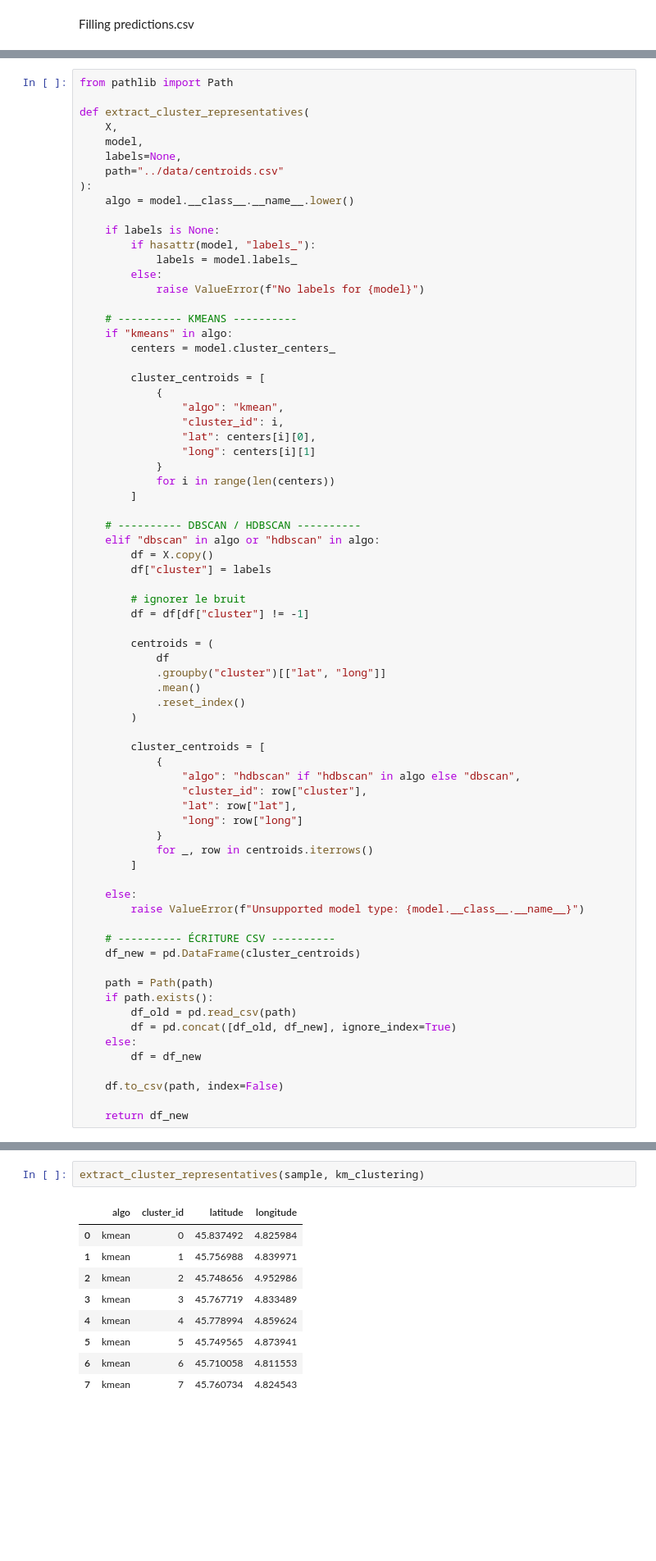
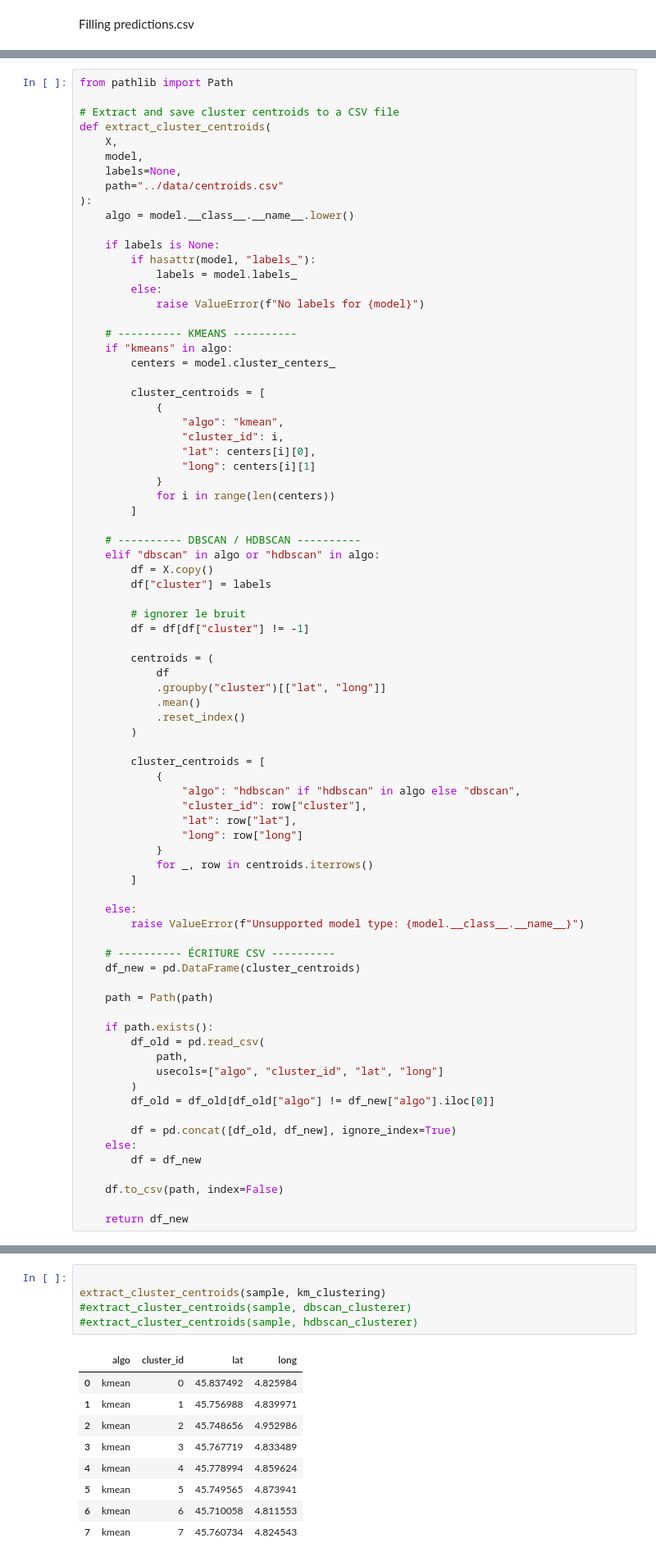
Before and after one commit to Jhouny/Flickr-Clustering, a Jupyter notebook: notebooks/clustering.ipynb, the cells around one changed output, grey strips where cells are left out. Shown at 82% size. Cells and saved outputs as stored; diff of their text form; blank space fills up the shorter version.

Commit message:
corrected column names centroids.csv

```diff
--- a/notebooks/clustering.ipynb
+++ b/notebooks/clustering.ipynb
@@ -275,7 +276,8 @@ def initialize_predictions_from_cleaned(
 # %%
 from pathlib import Path
 
-def extract_cluster_representatives(
+# Extract and save cluster centroids to a CSV file
+def extract_cluster_centroids(
     X,
     model,
     labels=None,
@@ -335,8 +337,14 @@ def extract_cluster_representatives(
     df_new = pd.DataFrame(cluster_centroids)
 
     path = Path(path)
+
     if path.exists():
-        df_old = pd.read_csv(path)
+        df_old = pd.read_csv(
+            path,
+            usecols=["algo", "cluster_id", "lat", "long"]
+        )
+        df_old = df_old[df_old["algo"] != df_new["algo"].iloc[0]]
+
         df = pd.concat([df_old, df_new], ignore_index=True)
     else:
         df = df_new
@@ -364,7 +355,10 @@ print(sample)
 # %%
-extract_cluster_representatives(sample, km_clustering)
+
+extract_cluster_centroids(sample, km_clustering)
+#extract_cluster_centroids(sample, dbscan_clusterer)
+#extract_cluster_centroids(sample, hdbscan_clusterer)
 # %% [output]
-|  | algo | cluster_id | latitude | longitude |
+|  | algo | cluster_id | lat | long |
 | 0 | kmean | 0 | 45.837492 | 4.825984 |
 | 1 | kmean | 1 | 45.756988 | 4.839971 |
 | 2 | kmean | 2 | 45.748656 | 4.952986 |
```
Also changed, not shown: parts of 2 cells of this notebook, 1 other file.
